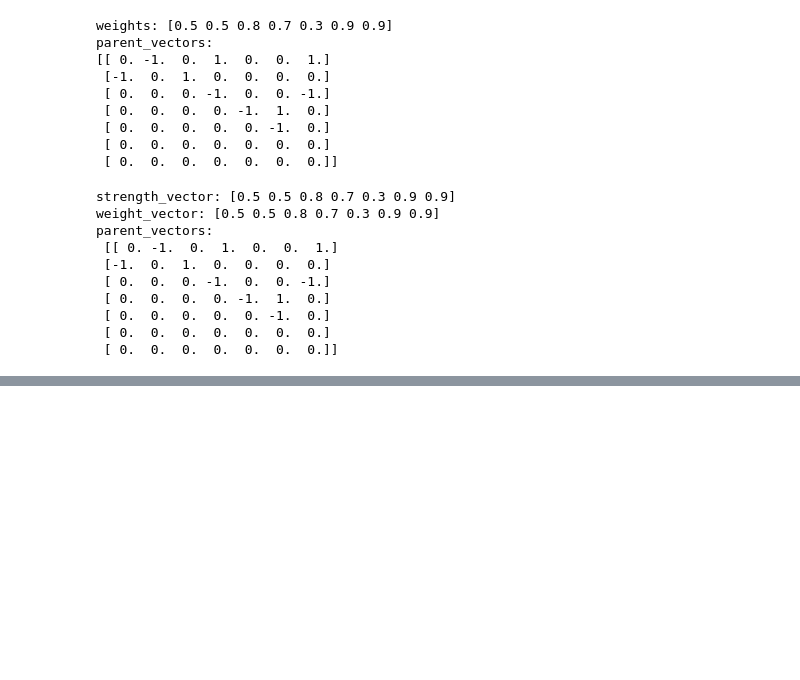
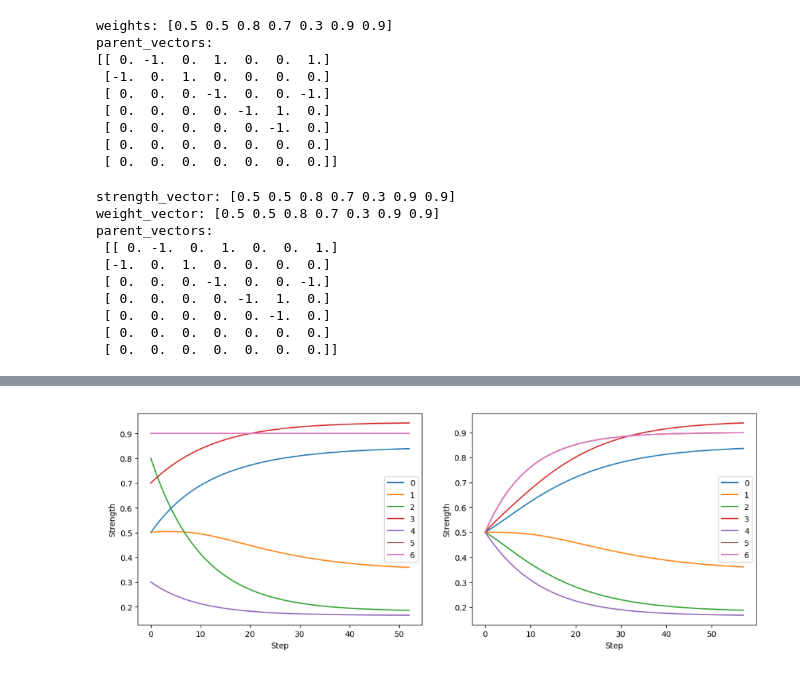
Before and after one commit to EyeofBeholder-NLeSC/orange3-argument, a Jupyter notebook: notebooks/demo_solver.ipynb, the cells around one changed output, grey strips where cells are left out. Saved outputs shown, nothing was run; the diff lists cells and outputs as text; code cells hidden in the pictures; blank space fills up the shorter version.

```diff
--- a/notebooks/demo_solver.ipynb
+++ b/notebooks/demo_solver.ipynb
@@ -61,3 +62,0 @@ Convergence reached at step 51: [0.83879517 0.35903012 0.18565675 0.94283093 0.1
-# %%
-# Plot the process of convergence
-fig = data_collector.plot()
@@ -66,8 +63,11 @@ fig = data_collector.plot()
 # %%
 # Use a different method of initializing strength vector
+# A better initial strength vector will lead to similar result but
+# fewer steps to reach convergence
 solver.init_strength(init_method="uniform")
 final_step, data_collector = solver.solve(approximator="RK4", collect_data=True)
 print(f"Convergence reached at step {final_step}: {solver.strength_vector}")
+fig2 = data_collector.plot()
 # %% [output]
 Convergence reached at step 56: [0.83583352 0.36080492 0.18726958 0.93802122 0.16757314 0.89901399
  0.89901399]
@@ -79,0 +85,17 @@ fig = data_collector.plot()
+# %%
+from matplotlib import pyplot as plt
+
+def show_two_figs(fig_l, fig_r):
+    fig, axs = plt.subplots(1, 2)
+    fig.set_size_inches(10, 5)
+    axs[0].imshow(fig_l.canvas.renderer._renderer)
+    axs[0].axis("off")
+    axs[1].imshow(fig_r.canvas.renderer._renderer)
+    axs[1].axis("off")
+    plt.tight_layout()
+    plt.show()
+# %%
+# Weight vs. Uniform
+show_two_figs(fig1, fig2)
+# %% [output]
+[figure, added]
```
Also changed, not shown: parts of 7 cells of this notebook, 1 other file.
